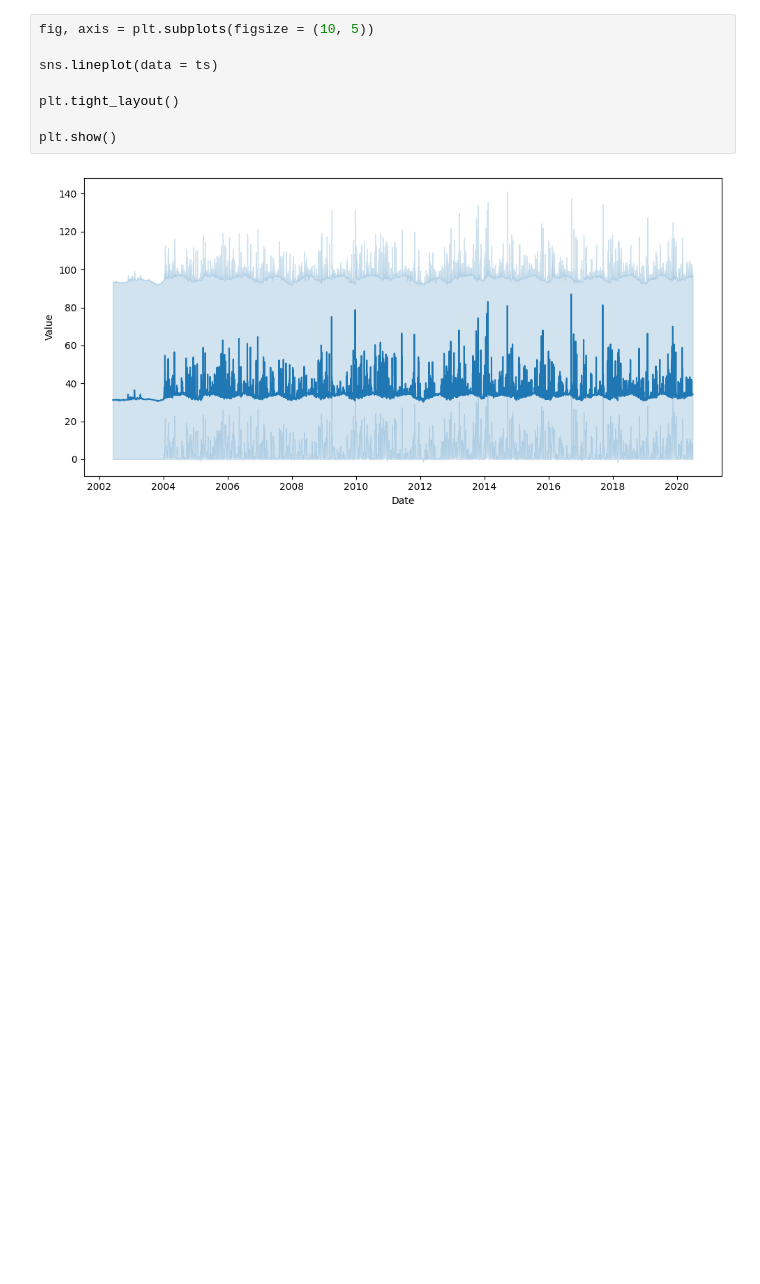
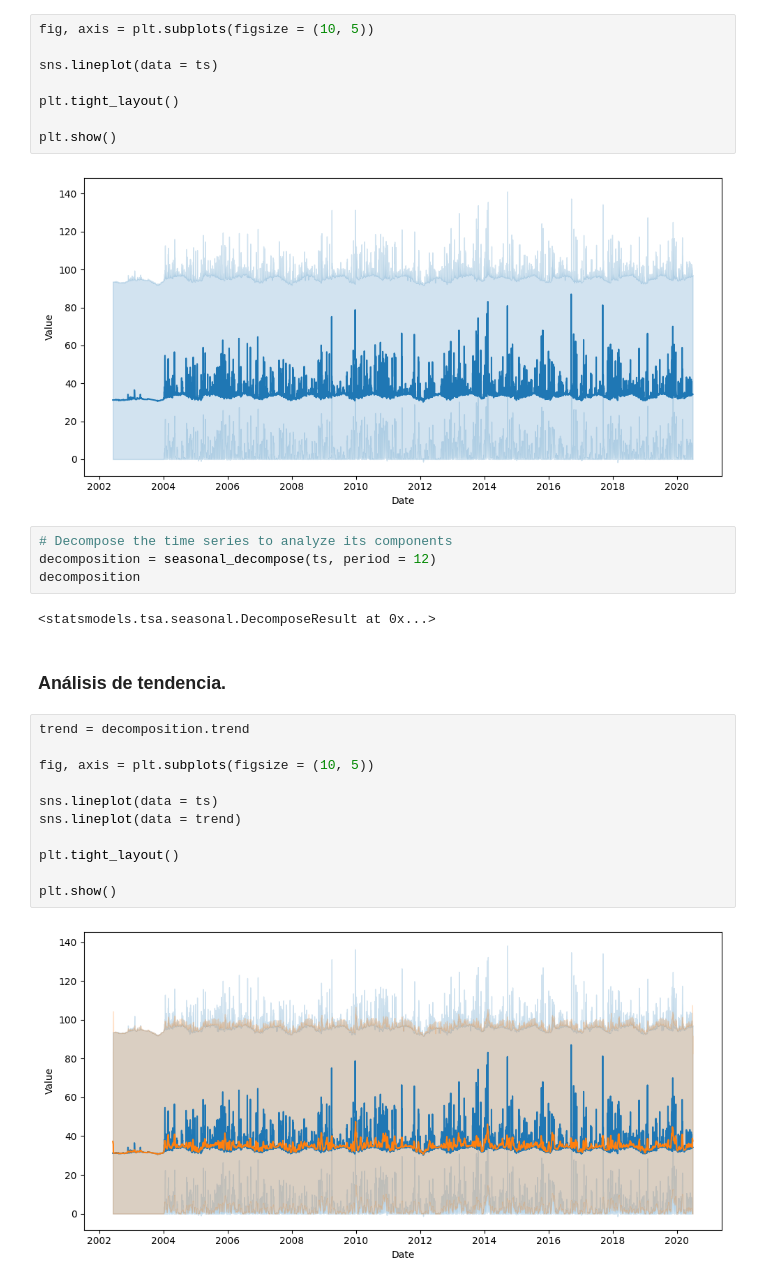
Before and after one commit to Bere333/Smart-Water-Analytics-BBRH, a Jupyter notebook: src/02_modeling_and_evaluation.ipynb, the cells around one changed output. Saved outputs shown, nothing was run; the diff lists cells and outputs as text; blank space fills up the shorter version.

Commit message:
added aquifers time series analysis

```diff
--- a/src/02_modeling_and_evaluation.ipynb
+++ b/src/02_modeling_and_evaluation.ipynb
@@ -141,3 +163,24 @@ plt.tight_layout()
 plt.show()
 # %% [output]
 [figure]
+# %%
+# Decompose the time series to analyze its components
+decomposition = seasonal_decompose(ts, period = 12)
+decomposition
+# %% [output]
+<statsmodels.tsa.seasonal.DecomposeResult at 0x...>
+# %% [markdown]
+### Análisis de tendencia.
+# %%
+trend = decomposition.trend
+
+fig, axis = plt.subplots(figsize = (10, 5))
+
+sns.lineplot(data = ts)
+sns.lineplot(data = trend)
+
+plt.tight_layout()
+
+plt.show()
+# %% [output]
+[figure, added]
```
Also changed, not shown: parts of 15 cells of this notebook.
